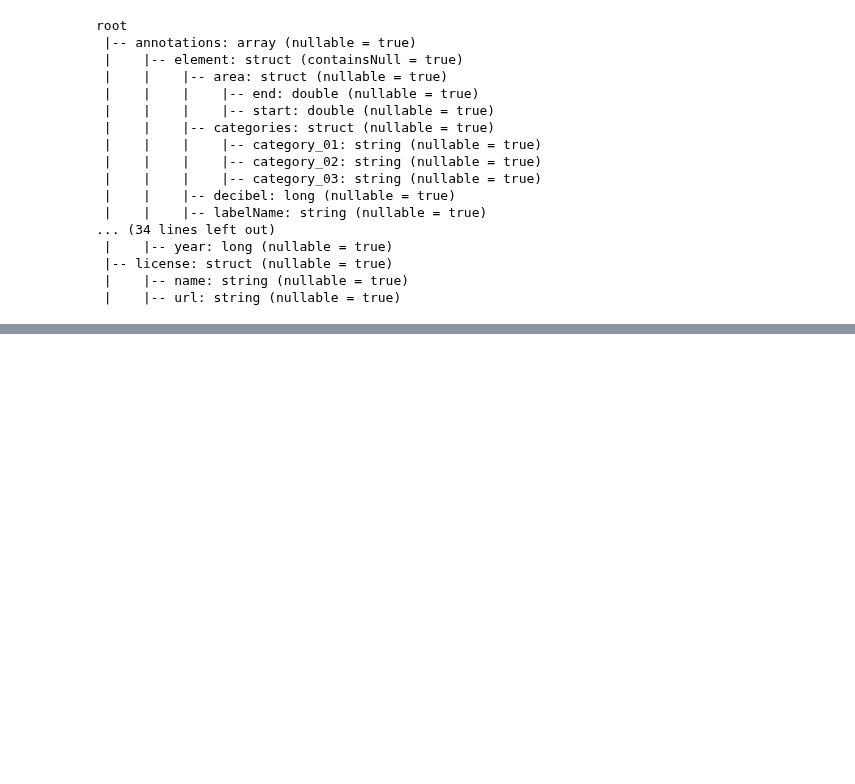
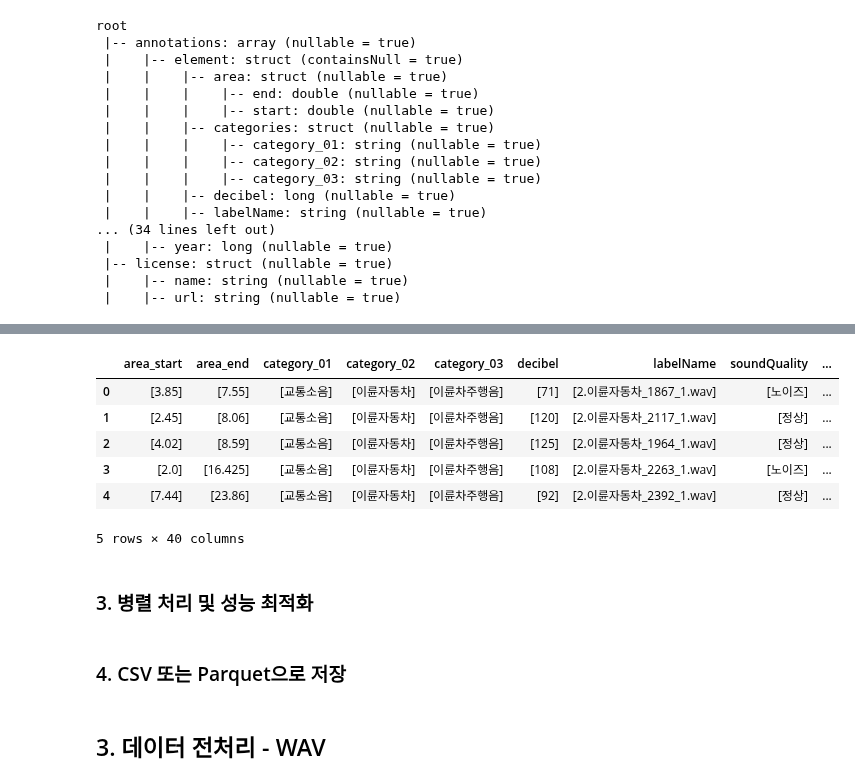
Before and after one commit to selina7704/noise-data-platform, a Jupyter notebook: JW/2. 데이터 품질 테스트.ipynb, the cells around one changed output, grey strips where cells are left out. Drawn from its saved outputs; the diff is of its cells as text; code cells hidden in the pictures; blank space fills up the shorter version.

```diff
--- a/JW/2. 데이터 품질 테스트.ipynb
+++ b/JW/2. 데이터 품질 테스트.ipynb
@@ -21,5 +21,8 @@ from pyspark.sql import SparkSession
 spark = SparkSession.builder \
     .appName("HDFS File Reading") \
     .config("spark.hadoop.fs.defaultFS", "hdfs://localhost:9000") \
+    .config("spark.driver.memory", "8g") \
+    .config("spark.executor.memory", "8g") \
+    .config("spark.sql.execution.arrow.pyspark.enabled", "true") \
     .getOrCreate()
 # %% [output]
@@ -131,0 +291,9 @@ No JSON files found or read.
+# %%
+hdfs_path = "hdfs://localhost:9000/shared_data"
+
+# JSON 파일만 불러오기
+df = spark.read.option("recursiveFileLookup", "true") \
+               .option("pathGlobFilter", "*.json") \
+               .json(hdfs_path, multiLine=True)
+
+df.show(5)
@@ -131,0 +382,20 @@ No JSON files found or read.
+# %%
+import pandas as pd
+
+# 전체 열, 행 표시 설정
+# pd.set_option("display.max_columns", None)  # 모든 컬럼 출력
+# pd.set_option("display.max_rows", None)  # 모든 행 출력
+# pd.set_option("display.width", 200)  # 출력 너비 조정
+
+# DataFrame을 Pandas로 변환하여 출력
+display(df_flattened.toPandas().head(5))
+# %% [output]
+|  | area_start | area_end | category_01 | category_02 | category_03 | decibel | labelName | soundQuality | ... |
+| 0 | [3.85] | [7.55] | [교통소음] | [이륜자동차] | [이륜차주행음] | [71] | [2.이륜자동차_1867_1.wav] | [노이즈] | ... |
+| 1 | [2.45] | [8.06] | [교통소음] | [이륜자동차] | [이륜차주행음] | [120] | [2.이륜자동차_2117_1.wav] | [정상] | ... |
+| 2 | [4.02] | [8.59] | [교통소음] | [이륜자동차] | [이륜차주행음] | [125] | [2.이륜자동차_1964_1.wav] | [정상] | ... |
+| 3 | [2.0] | [16.425] | [교통소음] | [이륜자동차] | [이륜차주행음] | [108] | [2.이륜자동차_2263_1.wav] | [노이즈] | ... |
+| 4 | [7.44] | [23.86] | [교통소음] | [이륜자동차] | [이륜차주행음] | [92] | [2.이륜자동차_2392_1.wav] | [정상] | ... |
+5 rows × 40 columns
+# %% [markdown]
+### 3. 병렬 처리 및 성능 최적화
@@ -131,0 +405,2 @@ No JSON files found or read.
+# %% [markdown]
+### 4. CSV 또는 Parquet으로 저장
@@ -131,0 +413,2 @@ No JSON files found or read.
+# %% [markdown]
+## 3. 데이터 전처리 - WAV
```
Also changed, not shown: parts of 34 cells of this notebook.
